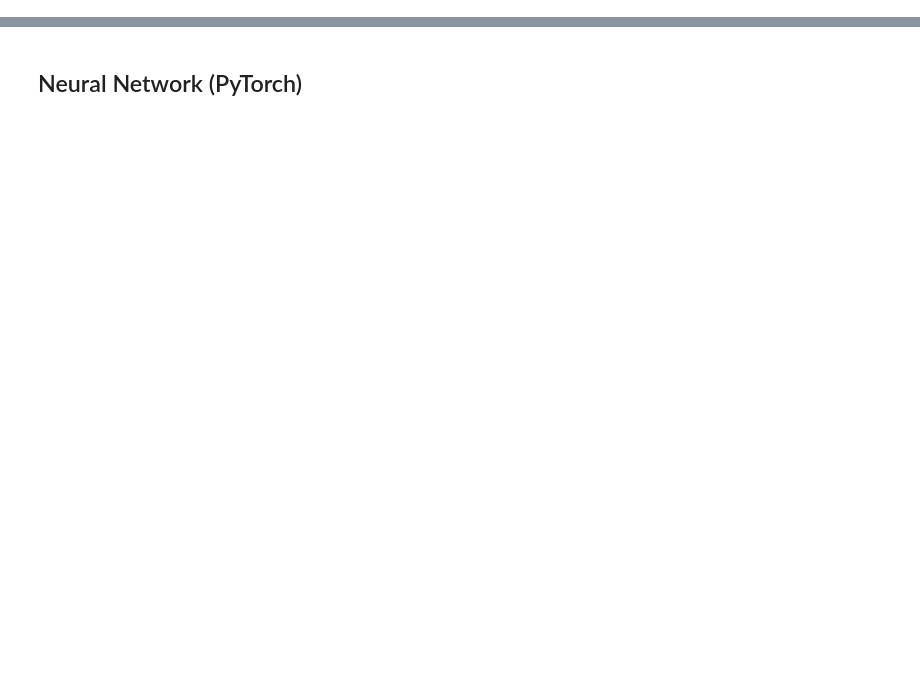
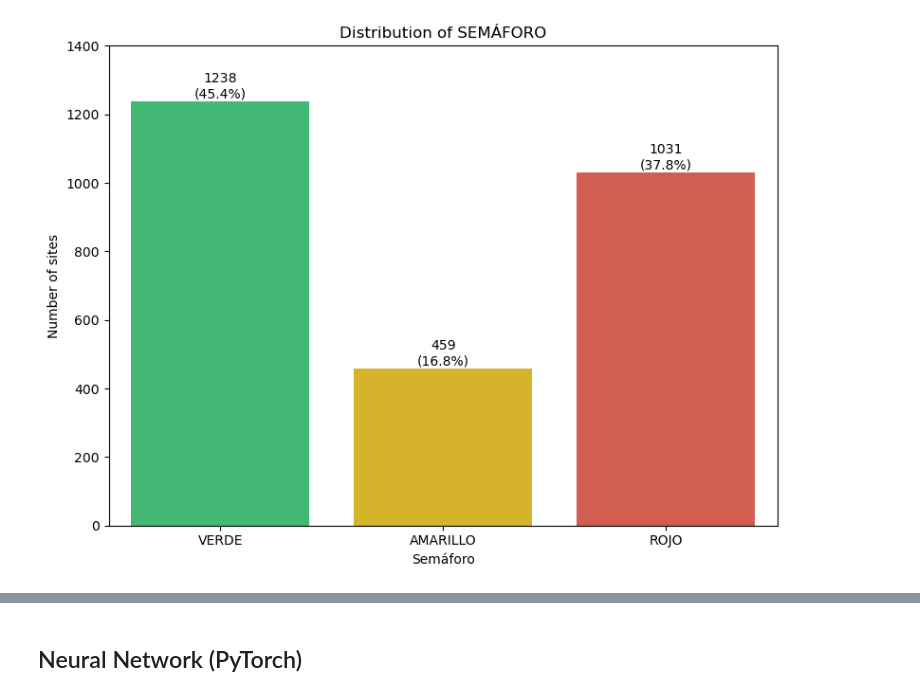
Before and after one commit to Albertomhz01/mexico-groundwater-quality, a Jupyter notebook: mexico_groundwater_quality_classification.ipynb, the cells around one changed output, grey strips where cells are left out. Drawn from its saved outputs; the diff is of its cells as text; code cells hidden in the pictures; blank space fills up the shorter version.

```diff
--- a/mexico_groundwater_quality_classification.ipynb
+++ b/mexico_groundwater_quality_classification.ipynb
@@ -34,0 +82,25 @@ dropping metadata columns like site name, location, and administrative region.
+# %%
+"""Bar Plot Distribution of the "SEMÁFORO" Target Variable"""
+counts = df["SEMÁFORO"].value_counts().reindex(['VERDE', 'AMARILLO', 'ROJO'])
+COLORS_SEMAFORO = {'VERDE': '#2ecc71', 'AMARILLO': '#f1c40f', 'ROJO': '#e74c3c'}
+
+# Bar plot
+plt.figure(figsize=(8, 6))
+bar = sns.barplot(x=counts.index, y=counts.values, hue=counts.index, palette=COLORS_SEMAFORO, legend=False)
+
+# Add text labels with count and percentage
+total = counts.sum()
+for i, (category, count) in enumerate(counts.items()):
+    percentage = (count / total) * 100
+    bar.text(i, count + 1, f'{count}\n({percentage:.1f}%)', ha='center', va='bottom', fontweight='normal')
+
+# Set y-axis limits
+bar.set_ylim(0, 1400)
+
+plt.xlabel('Semáforo')
+plt.ylabel('Number of sites')
+plt.title('Distribution of SEMÁFORO')
+plt.tight_layout()
+plt.show()
+# %% [output]
+[figure, added]
```
Also changed, not shown: parts of 86 cells of this notebook, 9 other files.
